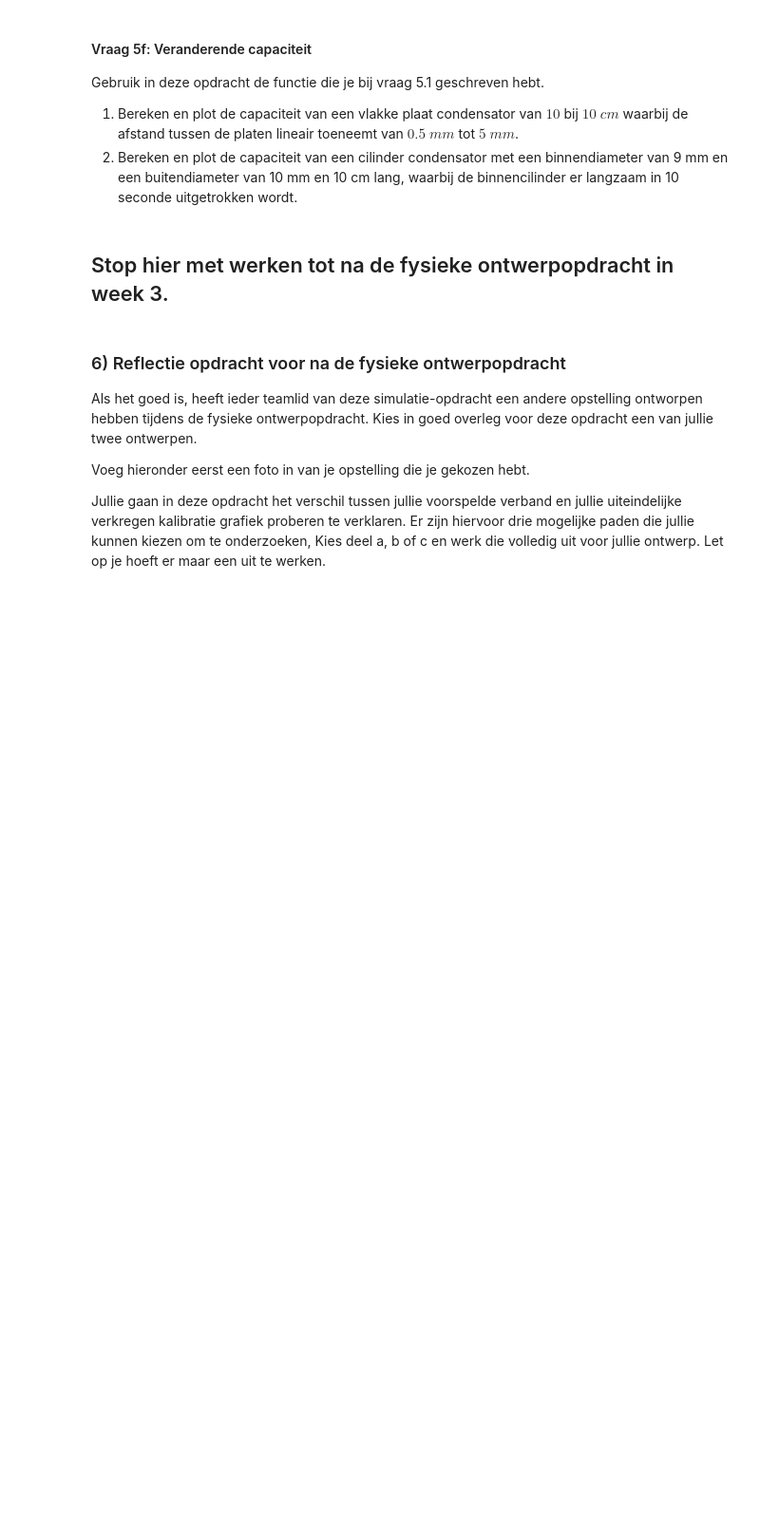
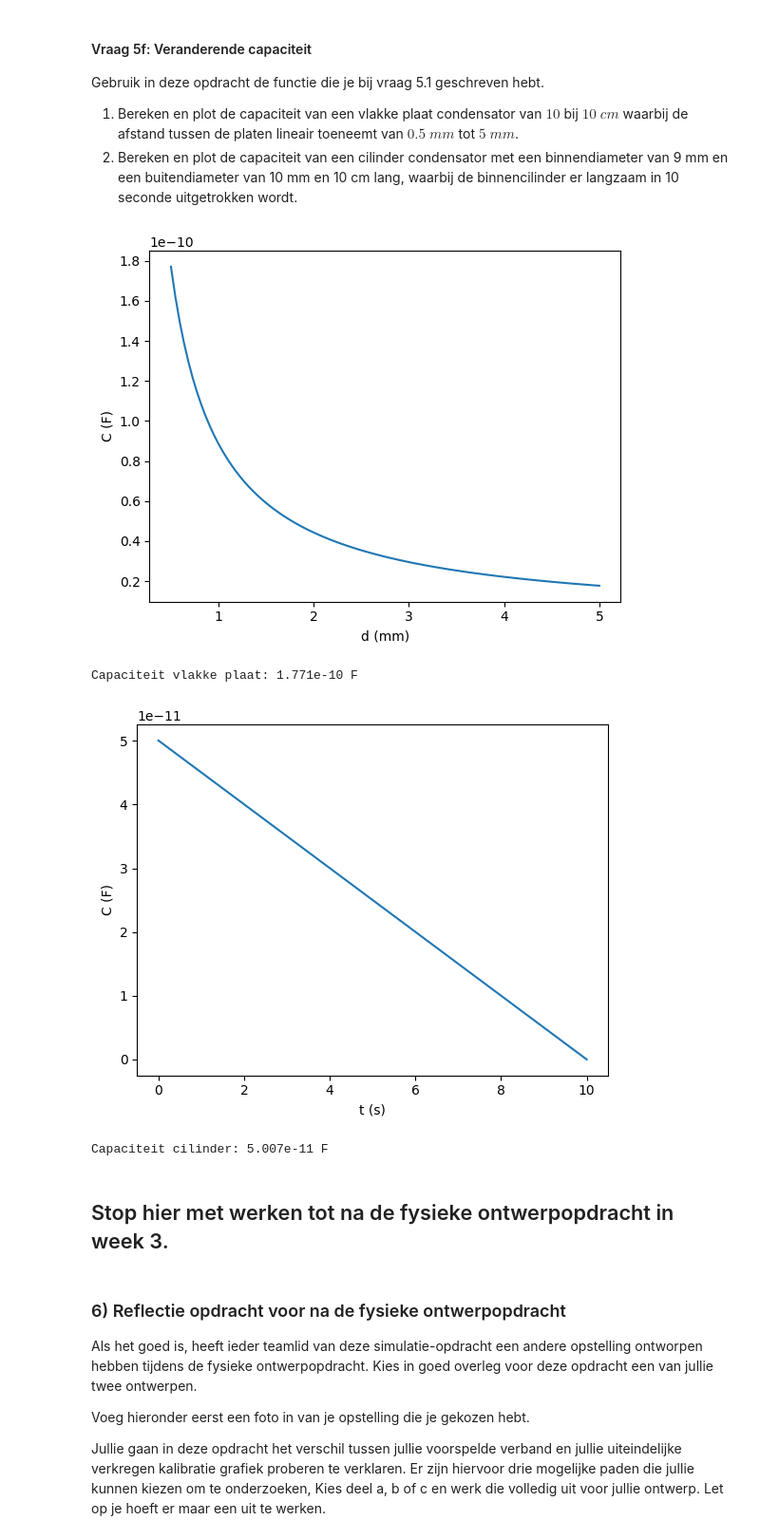
Before and after one commit to Caaldering/opdrachten-DEF-D_CA, a Jupyter notebook: DigitaleOntwerpopdrachten/1CondensatorOpdracht/CondensatorOntwerpopdracht.ipynb, the cells around one changed output. Shown at 95% size. Drawn from its saved outputs; the diff is of its cells as text; code cells hidden in the pictures; blank space fills up the shorter version.

```diff
--- a/DigitaleOntwerpopdrachten/1CondensatorOpdracht/CondensatorOntwerpopdracht.ipynb
+++ b/DigitaleOntwerpopdrachten/1CondensatorOpdracht/CondensatorOntwerpopdracht.ipynb
@@ -824,8 +846,39 @@ Gebruik in deze opdracht de functie die je bij vraag 5.1 geschreven hebt.
 2. Bereken en plot de capaciteit van een cilinder condensator met een binnendiameter van 9 mm en een buitendiameter van 10 mm en 10 cm lang, waarbij de binnencilinder er langzaam in 10 seconde uitgetrokken wordt.
 # %%
 ###
-###Jouw code hier###
-###
+#1
+A = 0.1 * 0.1
+d = np.linspace(0.0005, 0.005, 100)
+C1 = vlakkeplaat(A, d, epsilon0)
+
+plt.figure()
+plt.plot(d * 1000, C1)
+plt.xlabel("d (mm)")
+plt.ylabel("C (F)")
+plt.show()
+
+print(f"Capaciteit vlakke plaat: {C1[0]:.3e} F")
+
+# 2) Cilinder
+L0 = 0.1
+a = 0.009 / 2
+b = 0.01 / 2
+
+t = np.linspace(0, 10, 100)
+L = L0 * (1 - t/10)
+C2 = cilinder(L, a, b, epsilon0)
+
+plt.figure()
+plt.plot(t, C2)
+plt.xlabel("t (s)")
+plt.ylabel("C (F)")
+plt.show()
+print(f"Capaciteit cilinder: {C2[0]:.3e} F")
+# %% [output]
+[figure, added]
+Capaciteit vlakke plaat: 1.771e-10 F
+[figure, added]
+Capaciteit cilinder: 5.007e-11 F
 # %% [markdown]
 ## Stop hier met werken tot na de fysieke ontwerpopdracht in week 3.
 # %% [markdown]
```
Also changed, not shown: parts of 4 cells of this notebook.
